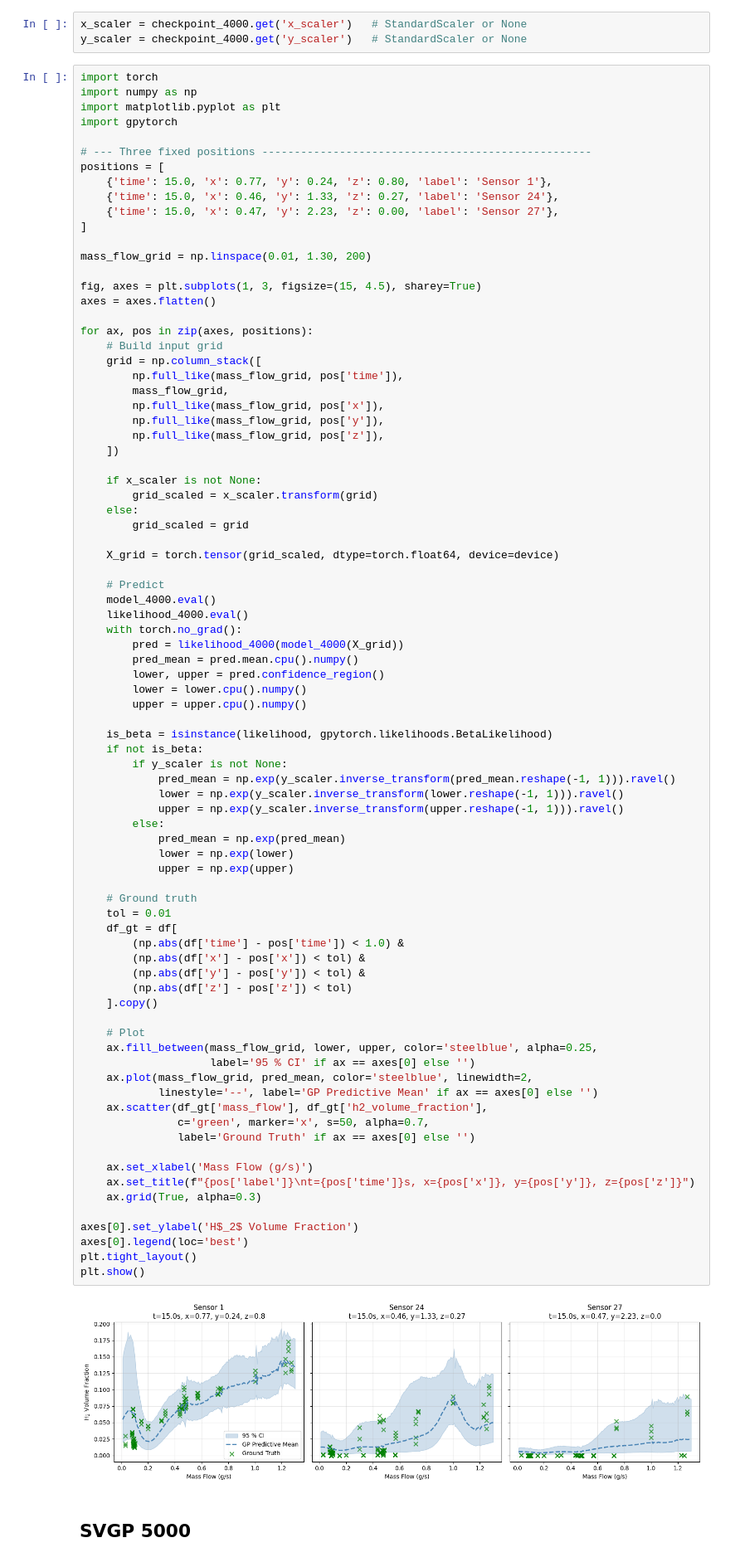
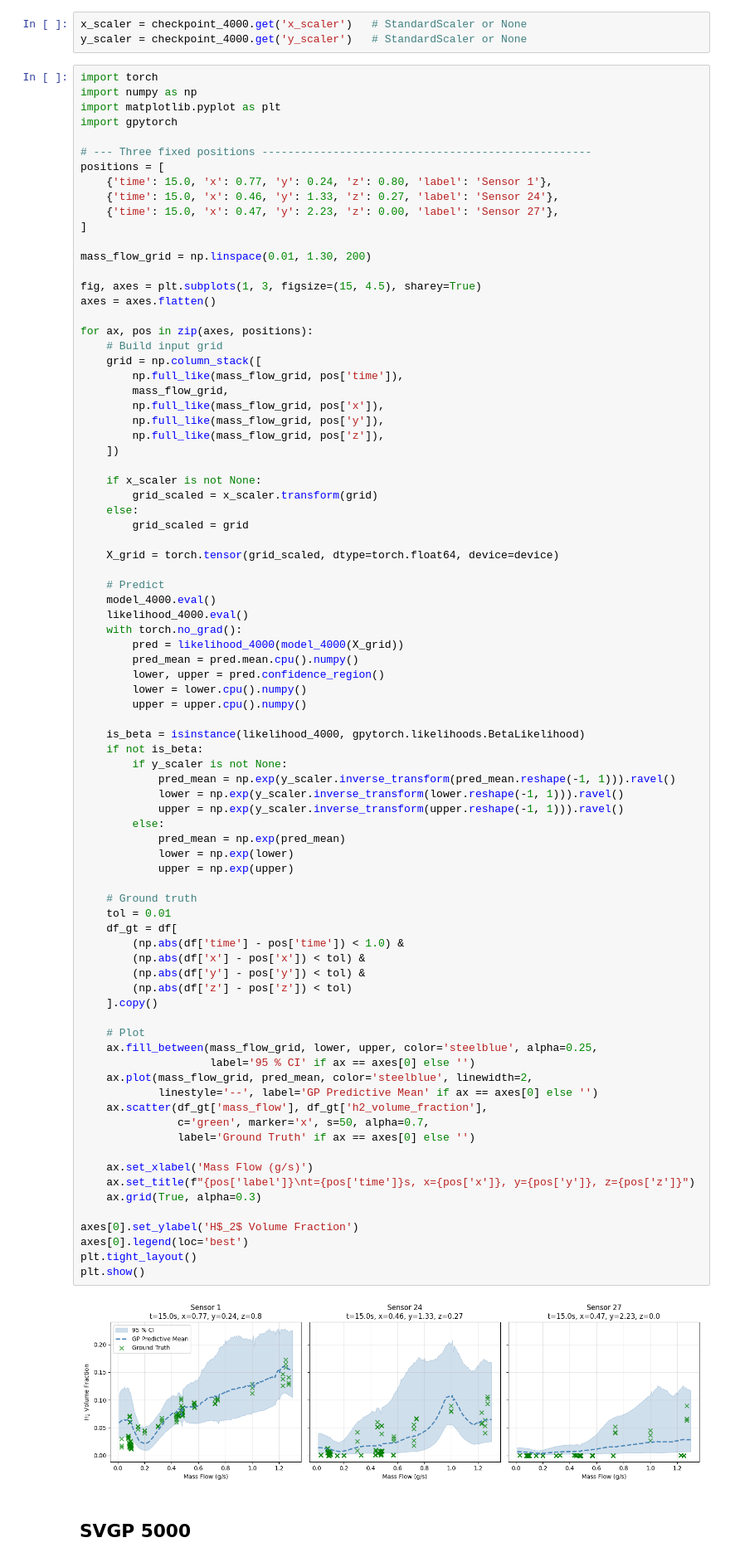
Before and after one commit to nicmig/H2-dispersion-model, a Jupyter notebook: kernel_analysis.ipynb, the cells around one changed output. Shown at 83% size. Saved outputs shown, nothing was run; the diff lists cells and outputs as text.

```diff
--- a/kernel_analysis.ipynb
+++ b/kernel_analysis.ipynb
@@ -148,7 +147,7 @@ for ax, pos in zip(axes, positions):
         lower = lower.cpu().numpy()
         upper = upper.cpu().numpy()
 
-    is_beta = isinstance(likelihood, gpytorch.likelihoods.BetaLikelihood)
+    is_beta = isinstance(likelihood_4000, gpytorch.likelihoods.BetaLikelihood)
     if not is_beta:
         if y_scaler is not None:
             pred_mean = np.exp(y_scaler.inverse_transform(pred_mean.reshape(-1, 1))).ravel()
@@ -159,34 +158,34 @@ for ax, pos in zip(axes, positions):
             lower = np.exp(lower)
             upper = np.exp(upper)
 
     # Ground truth
     tol = 0.01
     df_gt = df[
         (np.abs(df['time'] - pos['time']) < 1.0) &
         (np.abs(df['x'] - pos['x']) < tol) &
         (np.abs(df['y'] - pos['y']) < tol) &
         (np.abs(df['z'] - pos['z']) < tol)
     ].copy()
 
     # Plot
     ax.fill_between(mass_flow_grid, lower, upper, color='steelblue', alpha=0.25,
                     label='95 % CI' if ax == axes[0] else '')
     ax.plot(mass_flow_grid, pred_mean, color='steelblue', linewidth=2,
             linestyle='--', label='GP Predictive Mean' if ax == axes[0] else '')
     ax.scatter(df_gt['mass_flow'], df_gt['h2_volume_fraction'],
                c='green', marker='x', s=50, alpha=0.7,
                label='Ground Truth' if ax == axes[0] else '')
 
     ax.set_xlabel('Mass Flow (g/s)')
     ax.set_title(f"{pos['label']}\nt={pos['time']}s, x={pos['x']}, y={pos['y']}, z={pos['z']}")
     ax.grid(True, alpha=0.3)
 
 axes[0].set_ylabel('H$_2$ Volume Fraction')
 axes[0].legend(loc='best')
 plt.tight_layout()
 plt.show()
 # %% [output]
-[figure, old version]
+[figure, new version]
 # %% [markdown]
 ## SVGP 5000
 # %%
```
Also changed, not shown: parts of 22 cells of this notebook.
